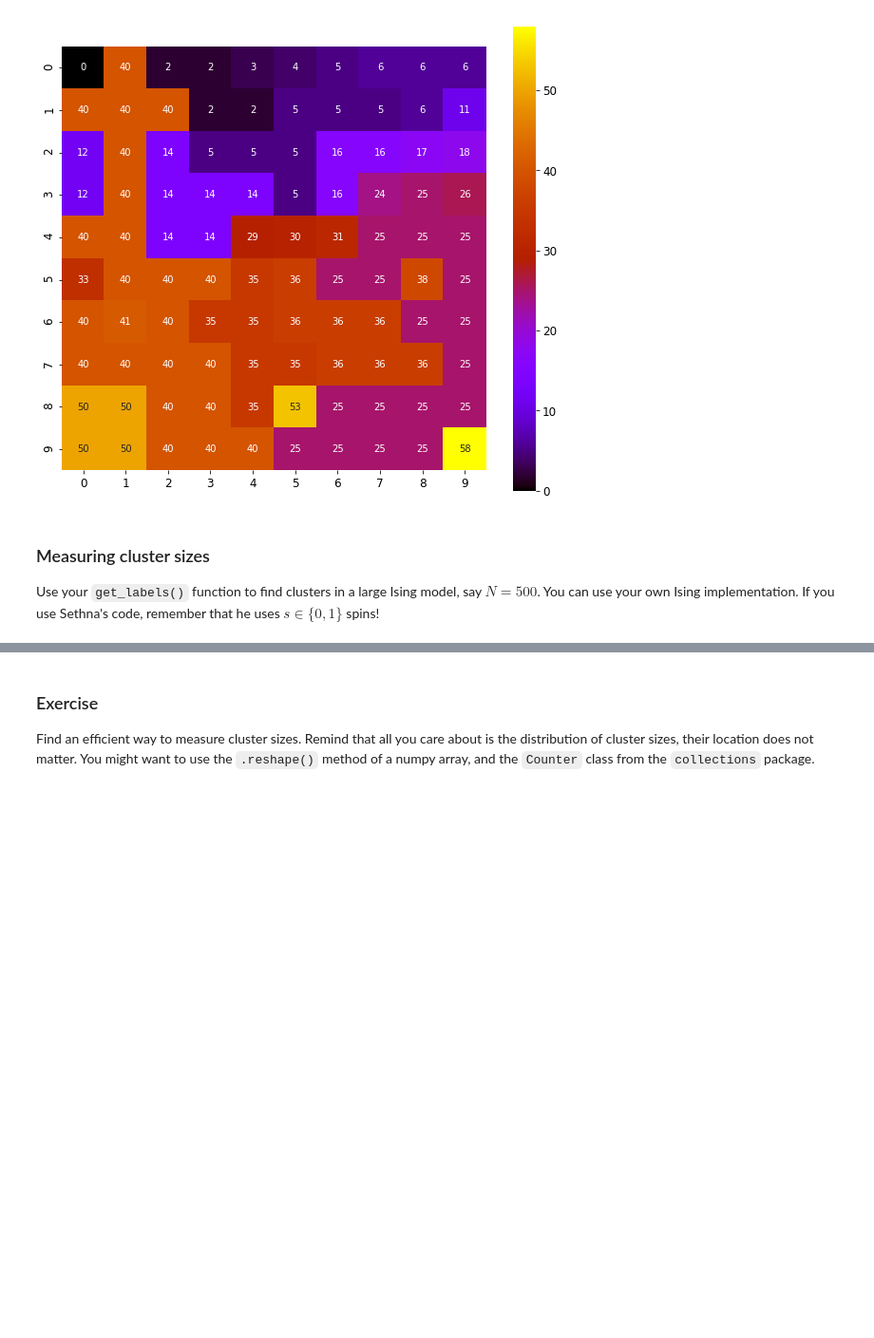
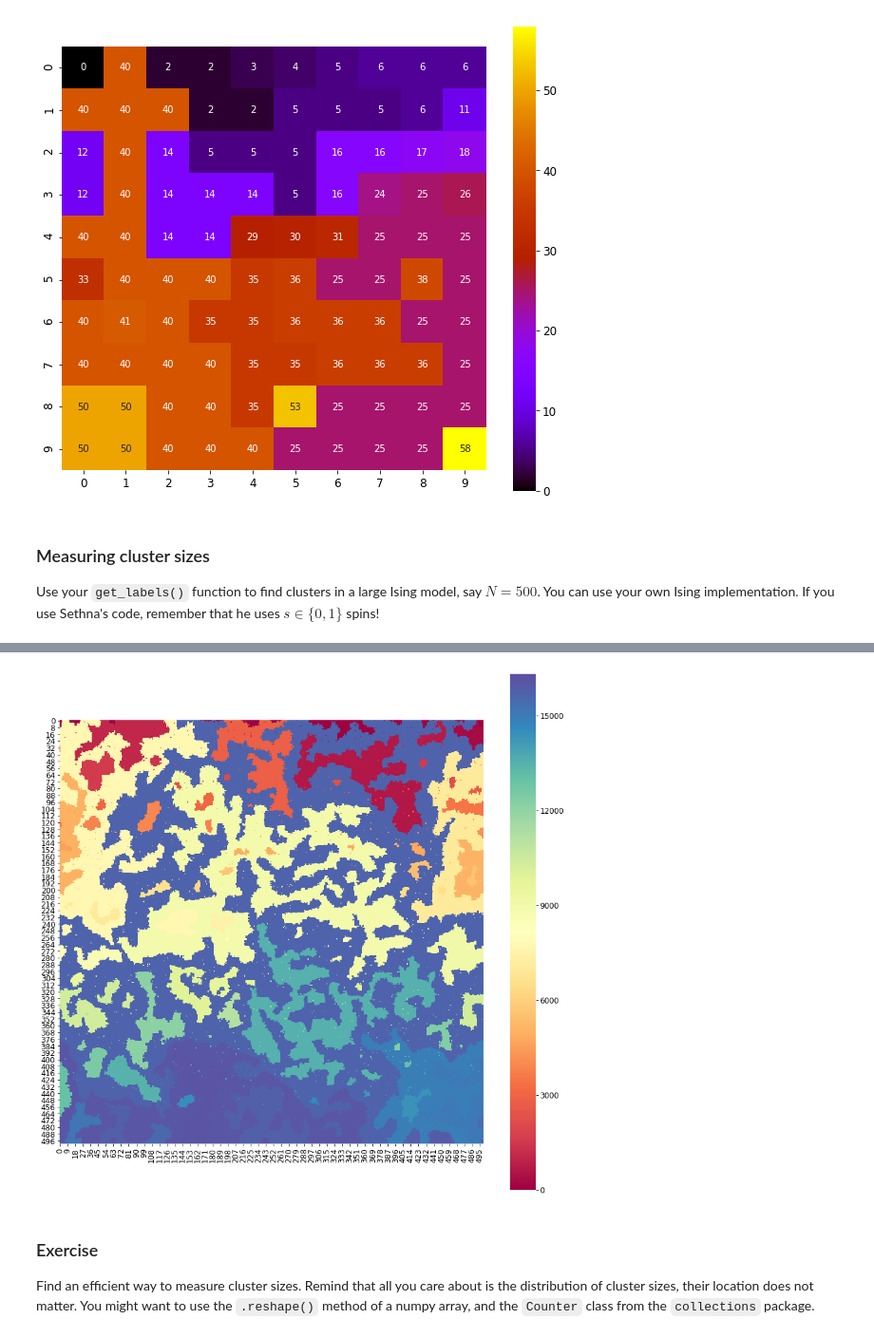
Before and after one commit to Ferr013/stat-mech-python-course, a Jupyter notebook: solved-notebooks/3.2-Cluster-Size-Distribution-Giovanni-Ferrami.ipynb, the cells around one changed output, grey strips where cells are left out. Shown at 95% size. Drawn from its saved outputs; the diff is of its cells as text; code cells hidden in the pictures; blank space fills up the shorter version.

```diff
--- a/solved-notebooks/3.2-Cluster-Size-Distribution-Giovanni-Ferrami.ipynb
+++ b/solved-notebooks/3.2-Cluster-Size-Distribution-Giovanni-Ferrami.ipynb
@@ -183,3 +212,11 @@ ax2.imshow(labels, cmap="gnuplot")
+# %%
+fig, ax = plt.subplots(1, 1, figsize=(15, 15))
+ax.set_aspect(1)
+sns_plot = sns.heatmap(labels, annot=False, ax=ax, cmap="Spectral")
+figure = sns_plot.get_figure()
+#figure.savefig('ising500_spec.png', dpi=400)
+# %% [output]
+[figure, added]
 # %% [markdown]
 ### Exercise
 Find an efficient way to measure cluster sizes. Remind that all you care about is the distribution of cluster sizes, their location does not matter. You might want to use the `.reshape()` method of a numpy array, and the `Counter` class from the `collections` package.
```
Also changed, not shown: parts of 25 cells of this notebook, 6 other files.
